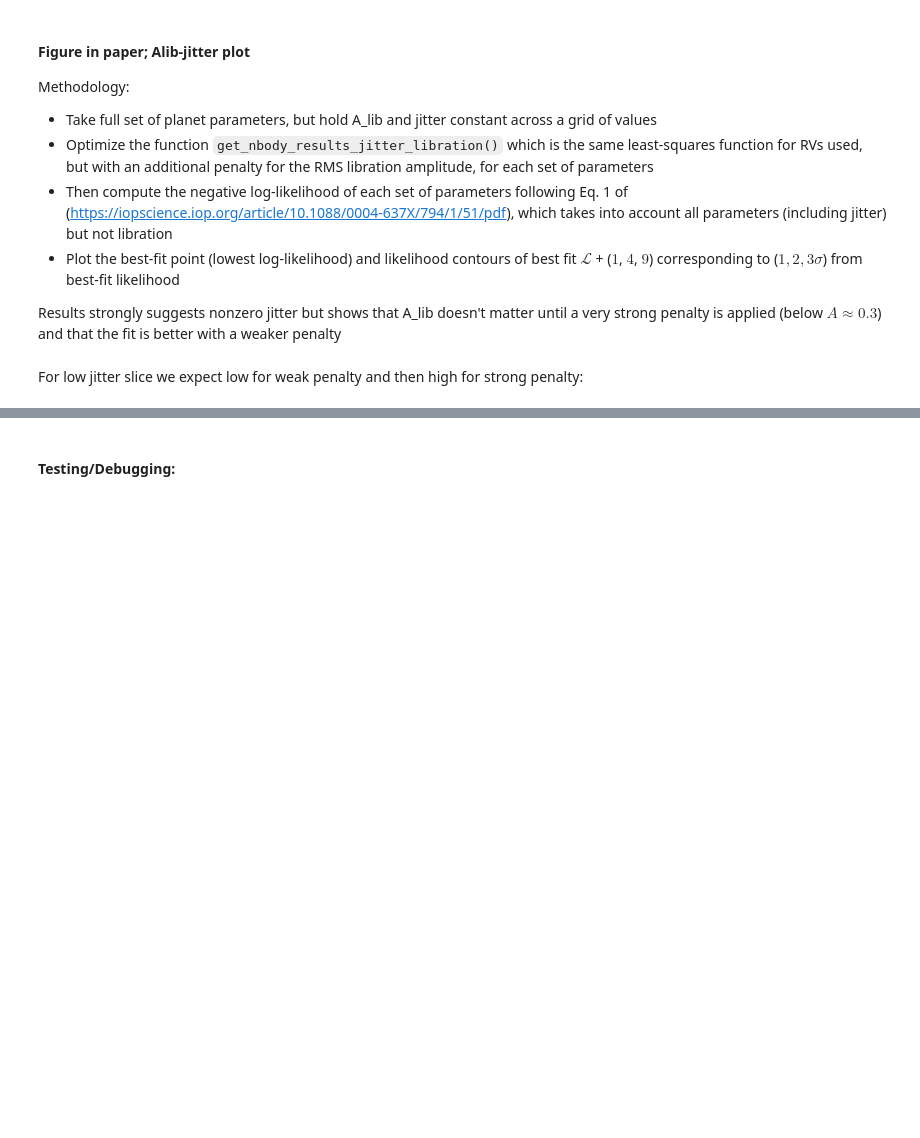
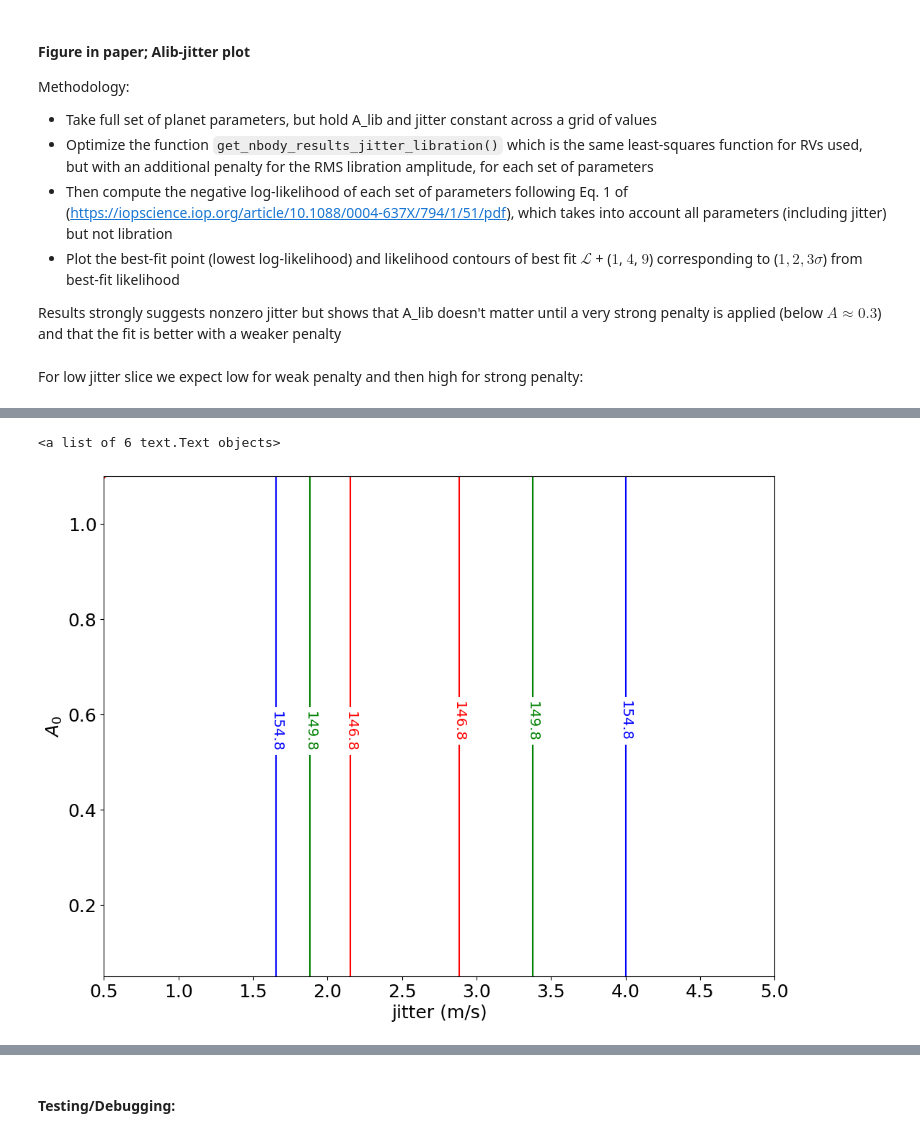
Before and after one commit to ia-chow/SURF2022, a Jupyter notebook: SURF/hd45364_jitter_sini.ipynb, the cells around one changed output, grey strips where cells are left out. Drawn from its saved outputs; the diff is of its cells as text; code cells hidden in the pictures; blank space fills up the shorter version.

```diff
--- a/SURF/hd45364_jitter_sini.ipynb
+++ b/SURF/hd45364_jitter_sini.ipynb
@@ -571,0 +646,2 @@ np.save('neg_log_likelihoods_everything_contours1', neg_log_likelihoods1)
+# %%
+neg_log_likelihoods_50 = np.load('neg_log_likelihoods_everything_50.npy')
@@ -633,0 +752,23 @@ $\displaystyle 325.047227088906$
+# %%
+min_likelihood = np.min(neg_log_likelihoods_50)
+min_likelihood_index = tuple(np.argwhere(neg_log_likelihoods_50 == min_likelihood).reshape(-1))
+
+min_likelihood, min_likelihood_index
+
+levels = [min_likelihood + 1, min_likelihood + 4, min_likelihood + 9, 300, 340]
+
+plt.figure(figsize = (12, 9))
+fig = plt.contour(jitters_grid, Alibs_grid, neg_log_likelihoods_50, levels=levels,
+                  label='negative log likelihoods', colors=['red', 'green', 'blue'], fontsize=14)
+# plt.scatter(jitters_grid[min_likelihood_index], Alibs_grid[min_likelihood_index], label = 'Best fit', color='k', s=50)
+# plt.annotate(fr'${np.round(min_likelihood, 3)}$', xy=(jitters_grid[min_likelihood_index], Alibs_grid[min_likelihood_index]),
+#              xycoords='data', textcoords='axes fraction', xytext=(0.39, 0.95), color='k', fontsize=16)
+# plt.annotate(fr'$ \log L \approx {np.round(min_likelihood, 3)}$', xy=(jitters_grid[min_likelihood_index], Alibs_grid[min_likelihood_index]),
+#              xycoords='data', textcoords='axes fraction', xytext=(0.35, 0.95), color='k')
+plt.xlabel('jitter (m/s)'), plt.ylabel(r'$A_{0}$')
+plt.clabel(fig, inline=True, fontsize=14)
+# plt.legend(loc='upper right')
+# plt.savefig('2021_fall-2022_winter/paper_figures/Alib_jitter_sini_contour.png')#, fmt='png')
+# %% [output]
+<a list of 6 text.Text objects>
+[figure, added]
```
Also changed, not shown: parts of 49 cells of this notebook, 10 other files.
